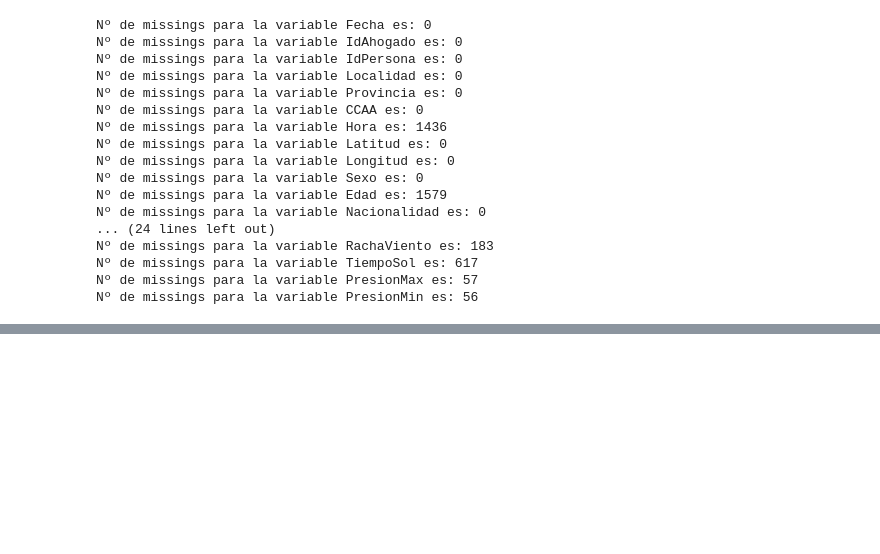
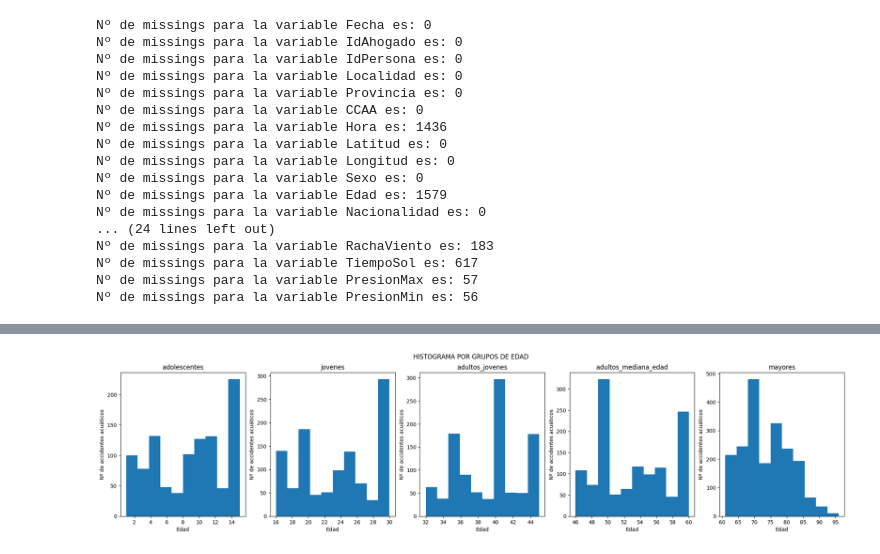
Before and after one commit to adrianova8/Datos_Ahogamientos_Espana, a Jupyter notebook: TFM - Notebooks/Datos de Ahogamiento con Datos Meteorológicos - Test de Hipótesis.ipynb, the cells around one changed output, grey strips where cells are left out. Saved outputs shown, nothing was run; the diff lists cells and outputs as text; code cells hidden in the pictures; blank space fills up the shorter version.

Commit message:
Test de Hipotesis - 5 grupos de edad

```diff
--- a/TFM - Notebooks/Datos de Ahogamiento con Datos Meteorológicos - Test de Hipótesis.ipynb
+++ b/TFM - Notebooks/Datos de Ahogamiento con Datos Meteorológicos - Test de Hipótesis.ipynb
@@ -194,0 +177,20 @@ Name: Localizacion, dtype: int64
+# %%
+nombres_grupos_edad = ["adolescentes", "jovenes", "adultos_jovenes", "adultos_mediana_edad", "mayores"]
+fig, axs = plt.subplots(1, 5,figsize = (25, 5))
+
+for i, grupo_edad in enumerate(nombres_grupos_edad):
+
+    # Obtener el Dataframe con globals()
+    df = globals()[grupo_edad]
+
+    axs[i].hist(df["Edad"])
+    axs[i].set_xlabel('Edad')
+    axs[i].set_ylabel('Nº de accidentes acuáticos')
+
+    # Añadir el título correspondiente al grupo de edad actual
+    axs[i].set_title(nombres_grupos_edad[i])
+
+fig.suptitle("HISTOGRAMA POR GRUPOS DE EDAD")
+plt.show()
+# %% [output]
+[figure, added]
```
Also changed, not shown: parts of 41 cells of this notebook.
